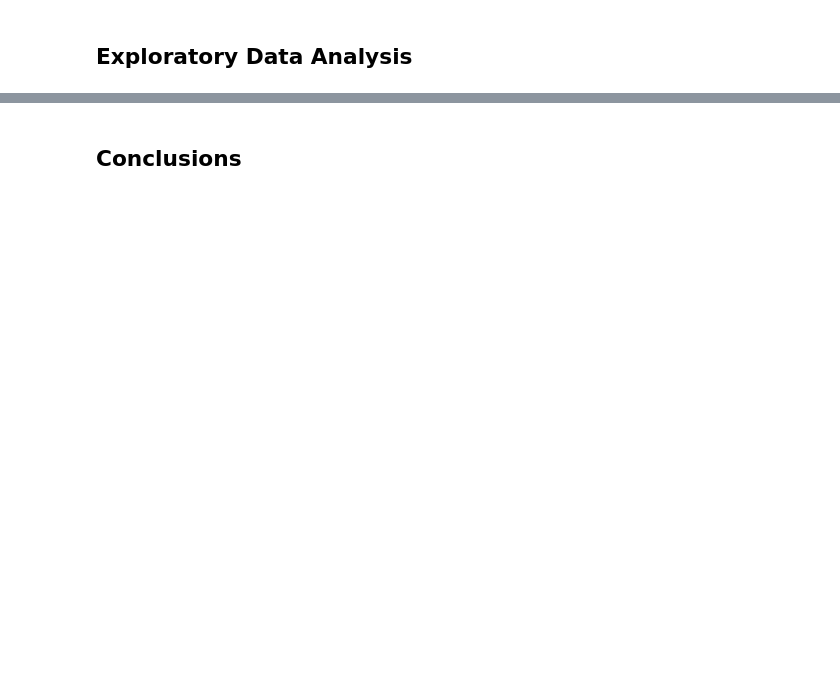
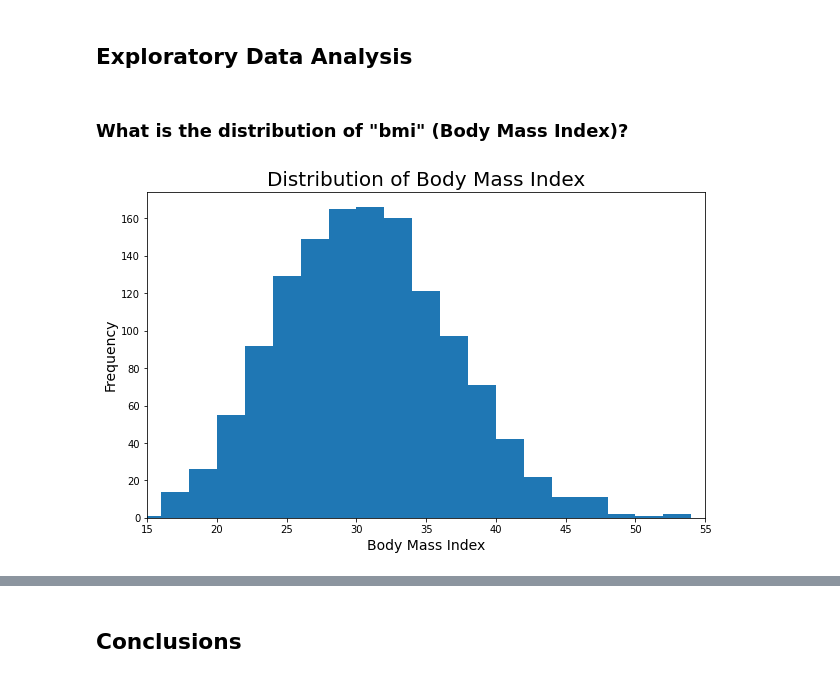
Before and after one commit to flowerfatih/Global_AI_TeamExplorer, a Jupyter notebook: medical_cost_analysis_TeamExplorer.ipynb, the cells around one changed output, grey strips where cells are left out. Drawn from its saved outputs; the diff is of its cells as text; code cells hidden in the pictures; blank space fills up the shorter version.

```diff
--- a/medical_cost_analysis_TeamExplorer.ipynb
+++ b/medical_cost_analysis_TeamExplorer.ipynb
@@ -126,3 +137,4 @@ max      64.000000    53.130000     5.000000  63770.428010
 ### Cleaning Data
 # %%
 # copy data for cleaning
+df_clean = df.copy()
@@ -128,0 +147,6 @@ max      64.000000    53.130000     5.000000  63770.428010
+# %%
+# drop duplicates
+df_clean.drop_duplicates(inplace=True)
+
+# confirm drop
+df_clean[df_clean.duplicated()]
@@ -128,0 +155,9 @@ max      64.000000    53.130000     5.000000  63770.428010
+# %%
+# change data type of categorical variables from object to category
+cat_columns = ['sex', 'smoker', 'region']
+
+for col in cat_columns:
+  df_clean[col] = df_clean[col].astype('category')
+
+# confirm changes
+df_clean.dtypes
@@ -129,2 +173,20 @@ max      64.000000    53.130000     5.000000  63770.428010
 # %% [markdown]
 ## Exploratory Data Analysis
+# %% [markdown]
+### What is the distribution of "bmi" (Body Mass Index)?
+# %%
+# set binsize
+binsize = 2
+bins = np.arange(0, df_clean['bmi'].max()+binsize, binsize)
+
+# specify fig size
+plt.figure(figsize=(10, 6))
+
+# plot histogram
+plt.hist(data=df_clean, x='bmi', bins=bins)
+plt.xlim([15, 55])
+plt.xlabel('Body Mass Index', fontsize=14)
+plt.ylabel('Frequency', fontsize=14)
+plt.title('Distribution of Body Mass Index', fontsize=20);
+# %% [output]
+[figure, added]
```
Also changed, not shown: parts of 17 cells of this notebook.
